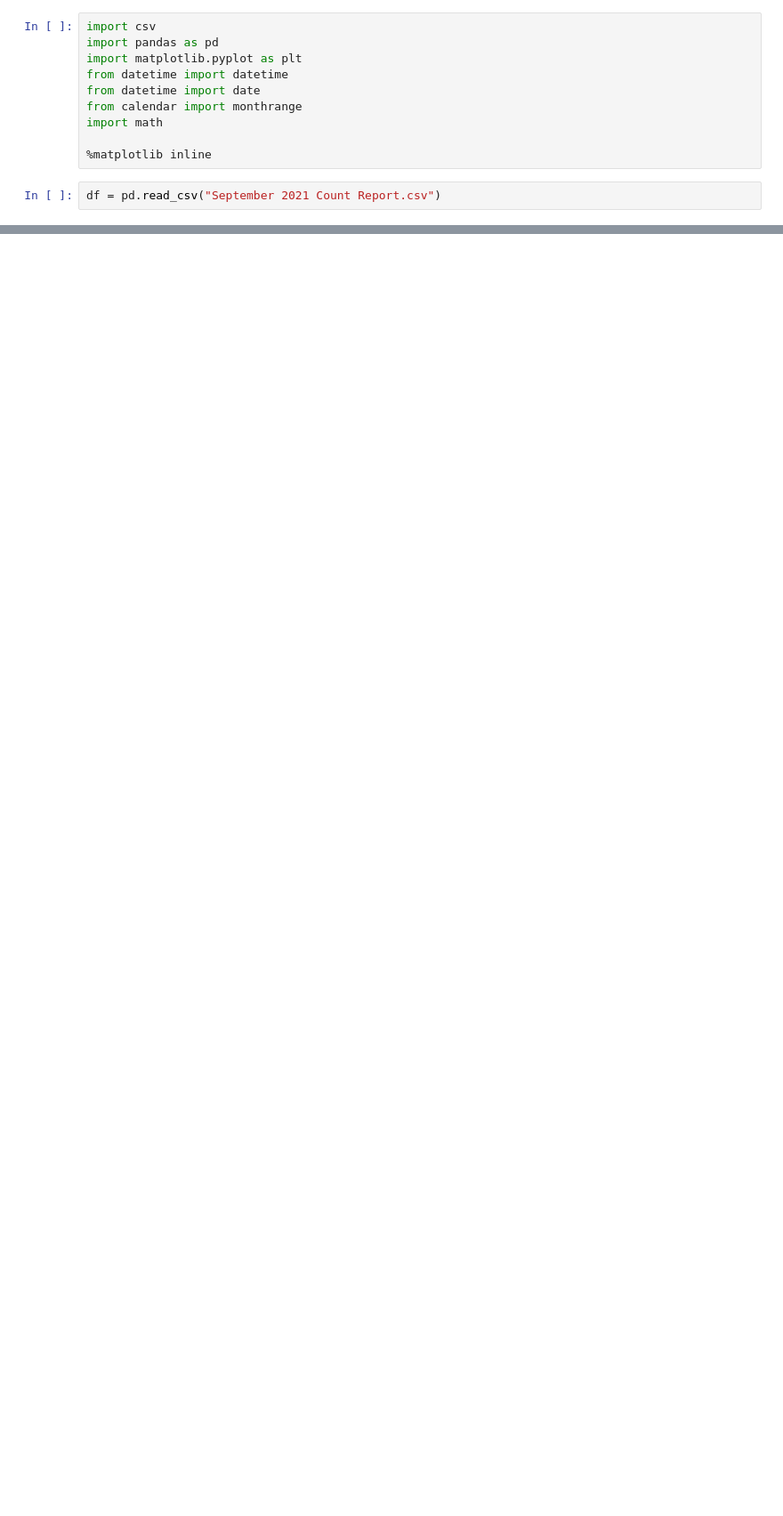
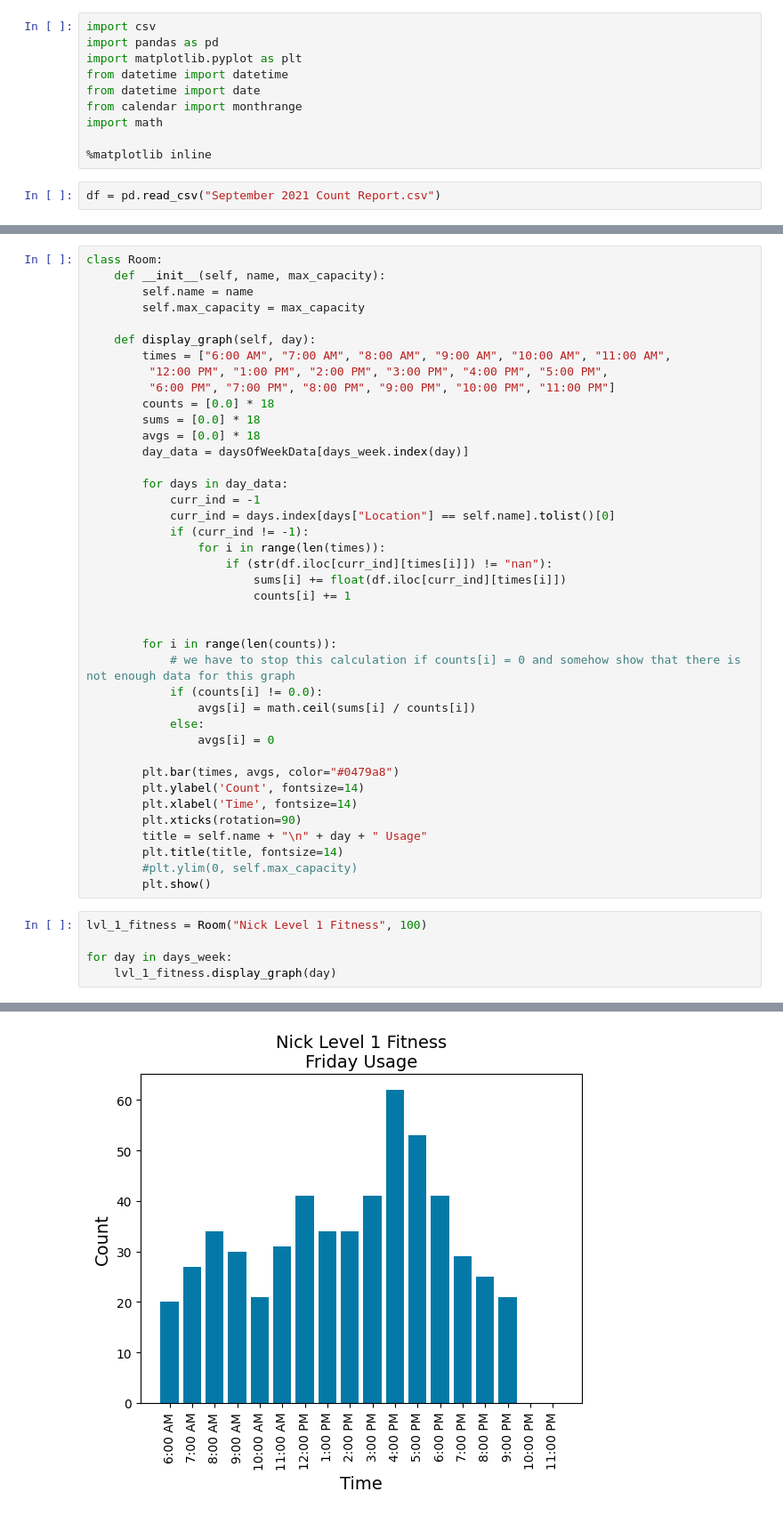
Before and after one commit to suyashtewari/Nick-Project, a Jupyter notebook: Nick Project.ipynb, the cells around one changed output, grey strips where cells are left out. Shown: that part at 89% size. Saved outputs shown, nothing was run; the diff lists cells and outputs as text; blank space fills up the shorter version.

Commit message:
Add files via upload
Updated graph

```diff
--- a/Nick Project.ipynb
+++ b/Nick Project.ipynb
@@ -98,0 +67,46 @@ ZeroDivisionError: float division by zero
+# %%
+class Room:
+    def __init__(self, name, max_capacity):
+        self.name = name
+        self.max_capacity = max_capacity
+
+    def display_graph(self, day):
+        times = ["6:00 AM", "7:00 AM", "8:00 AM", "9:00 AM", "10:00 AM", "11:00 AM",
+         "12:00 PM", "1:00 PM", "2:00 PM", "3:00 PM", "4:00 PM", "5:00 PM",
+         "6:00 PM", "7:00 PM", "8:00 PM", "9:00 PM", "10:00 PM", "11:00 PM"]
+        counts = [0.0] * 18
+        sums = [0.0] * 18
+        avgs = [0.0] * 18
+        day_data = daysOfWeekData[days_week.index(day)]
+
+        for days in day_data:
+            curr_ind = -1
+            curr_ind = days.index[days["Location"] == self.name].tolist()[0]
+            if (curr_ind != -1):
+                for i in range(len(times)):
+                    if (str(df.iloc[curr_ind][times[i]]) != "nan"):
+                        sums[i] += float(df.iloc[curr_ind][times[i]])
+                        counts[i] += 1
+
+
+        for i in range(len(counts)):
+            # we have to stop this calculation if counts[i] = 0 and somehow show that there is not enough data for this graph
+            if (counts[i] != 0.0):
+                avgs[i] = math.ceil(sums[i] / counts[i])
+            else:
+                avgs[i] = 0
+
+        plt.bar(times, avgs, color="#0479a8")
+        plt.ylabel('Count', fontsize=14)
+        plt.xlabel('Time', fontsize=14)
+        plt.xticks(rotation=90)
+        title = self.name + "\n" + day + " Usage"
+        plt.title(title, fontsize=14)
+        #plt.ylim(0, self.max_capacity)
+        plt.show()
+# %%
+lvl_1_fitness = Room("Nick Level 1 Fitness", 100)
+
+for day in days_week:
+    lvl_1_fitness.display_graph(day)
+# %% [output]
@@ -98,0 +117 @@ ZeroDivisionError: float division by zero
+[figure, added]
```
Also changed, not shown: parts of 7 cells of this notebook.
